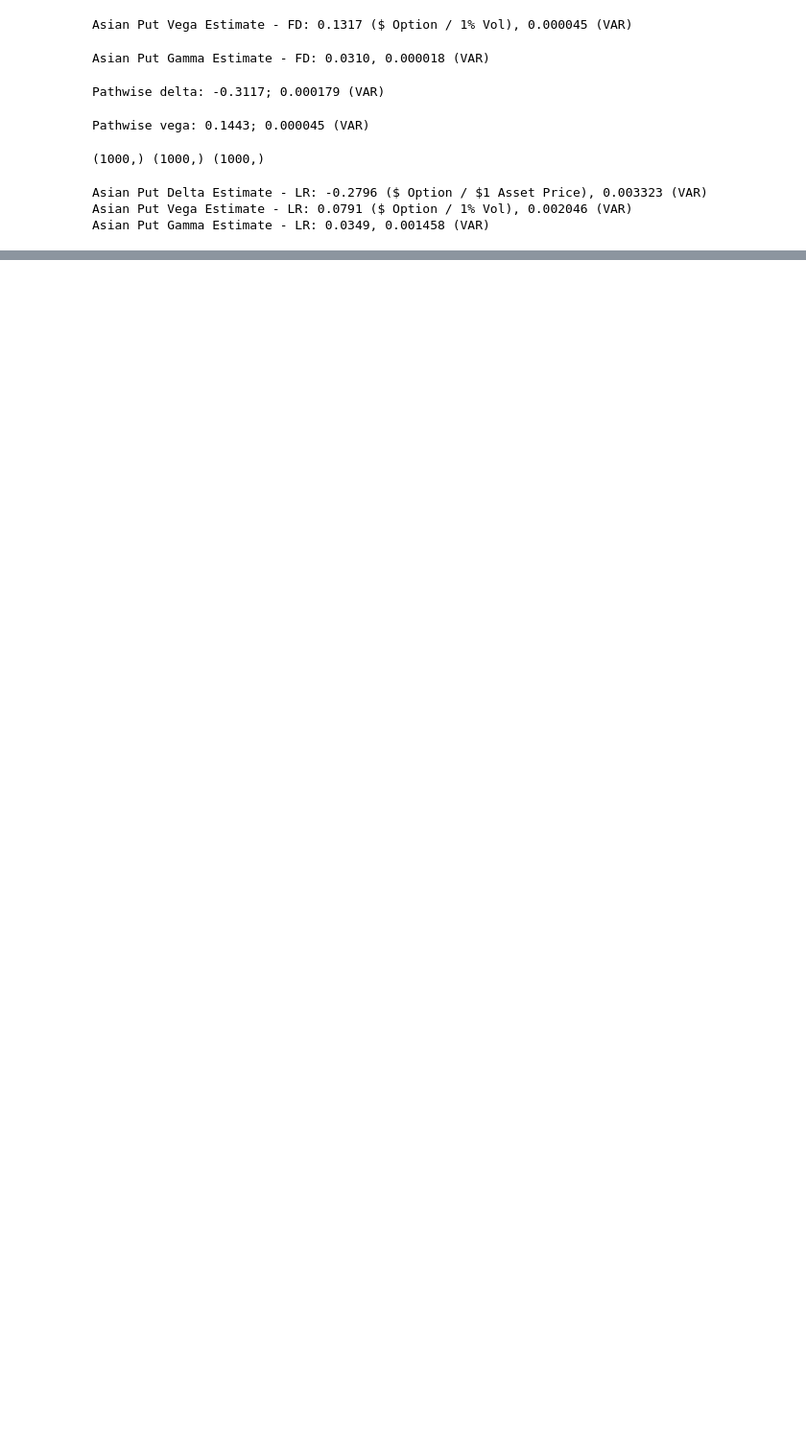
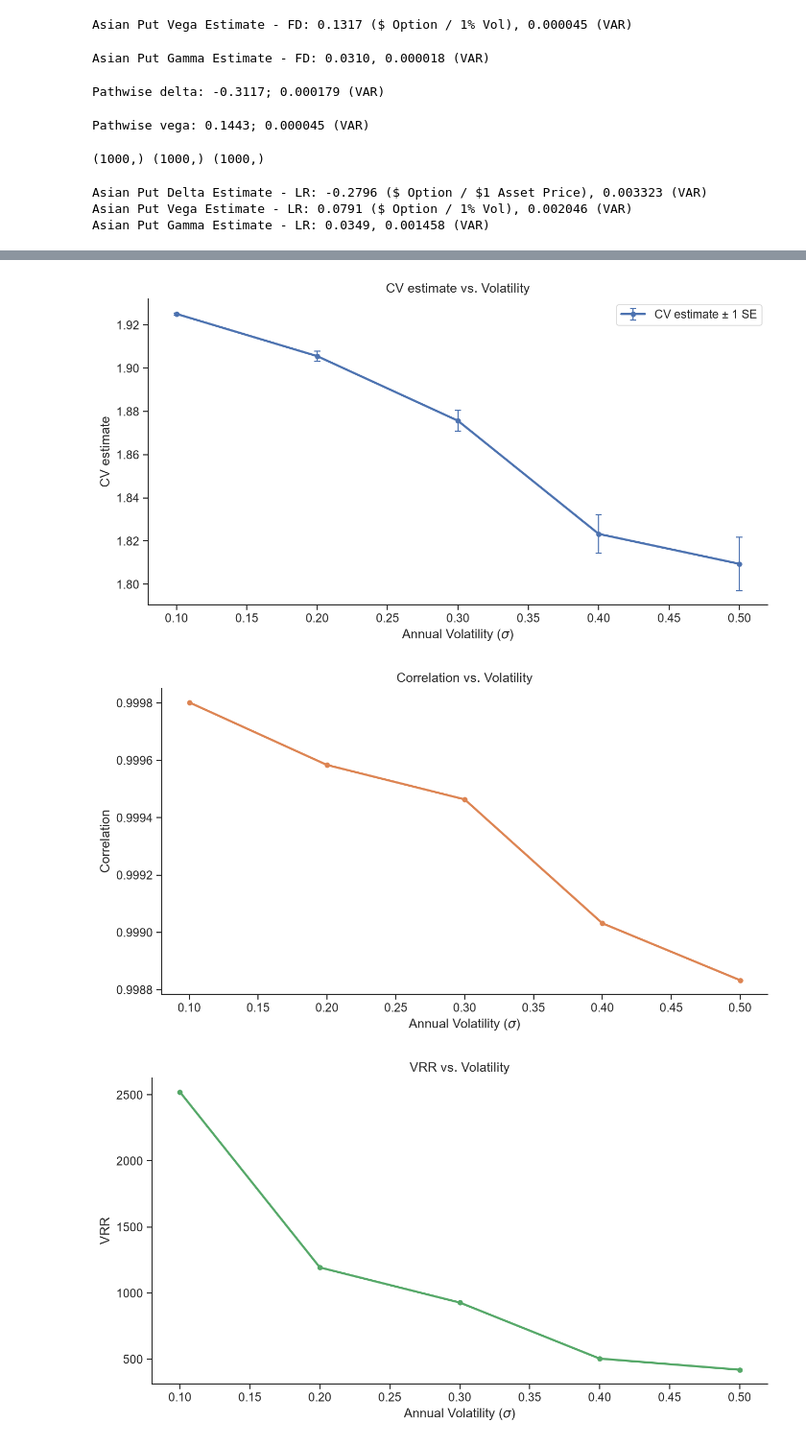
Before and after one commit to JoshECampbell/Path-Dependent-Options, a Jupyter notebook: path_dep_options.ipynb, the cells around one changed output, grey strips where cells are left out. Shown at 96% size. Cells and saved outputs as stored; diff of their text form; code cells hidden in the pictures; blank space fills up the shorter version.

```diff
--- a/path_dep_options.ipynb
+++ b/path_dep_options.ipynb
@@ -577,0 +581,3 @@ Optimal Coefficient b* estimate: 1.0359
+# %%
+b_star = compute_b_star(**BASE_PARAMS)
+print(f"Optimal Coefficient b* estimate: {b_star:.4f}")
@@ -587,0 +683,37 @@ Z_samples =
+# %%
+sigmas = [0.1, 0.2, 0.3, 0.4, 0.5]
+cv_est_full = np.empty_like(sigmas, dtype=float)
+cv_se_full = np.empty_like(sigmas, dtype=float)
+sample_corr_full = np.empty_like(sigmas, dtype=float)
+vrr_full = np.empty_like(sigmas, dtype=float)
+
+
+params = BASE_PARAMS.copy()
+params['cf_price'] = cf_price
+
+for i, sigma in enumerate(sigmas):
+    params['sigma'] = sigma
+
+    cv_est_full[i], cv_se_full[i], sample_corr_full[i], vrr_full[i] = behaviour_estimates(**params)
+# %%
+sns.set_theme(style="ticks", context="paper", font_scale=1.25)
+colors = sns.color_palette("deep")
+
+series = [(cv_est_full, "CV estimate"),(sample_corr_full, "Correlation"),(vrr_full, "VRR")]
+
+for i, (values, label) in enumerate(series):
+    fig, ax = plt.subplots(figsize=(9, 5), dpi=150)
+    if label == "CV estimate":
+        ax.errorbar(sigmas, values, yerr=cv_se_full, fmt="o-", color=colors[i], linewidth=2, markersize=4, capsize=3, elinewidth=1, label="CV estimate ± 1 SE")
+        ax.legend()
+    else:
+        ax.plot(sigmas, values, "o-", color=colors[i], linewidth=2, markersize=4, label=label)
+    ax.set(xlabel=r"Annual Volatility ($\sigma$)", ylabel=label, title=f"{label} vs. Volatility")
+    ax.margins(x=0.05)
+    sns.despine()
+    plt.tight_layout()
+    plt.show()
+# %% [output]
+[figure, added]
+[figure, added]
+[figure, added]
```
Also changed, not shown: parts of 12 cells of this notebook.
